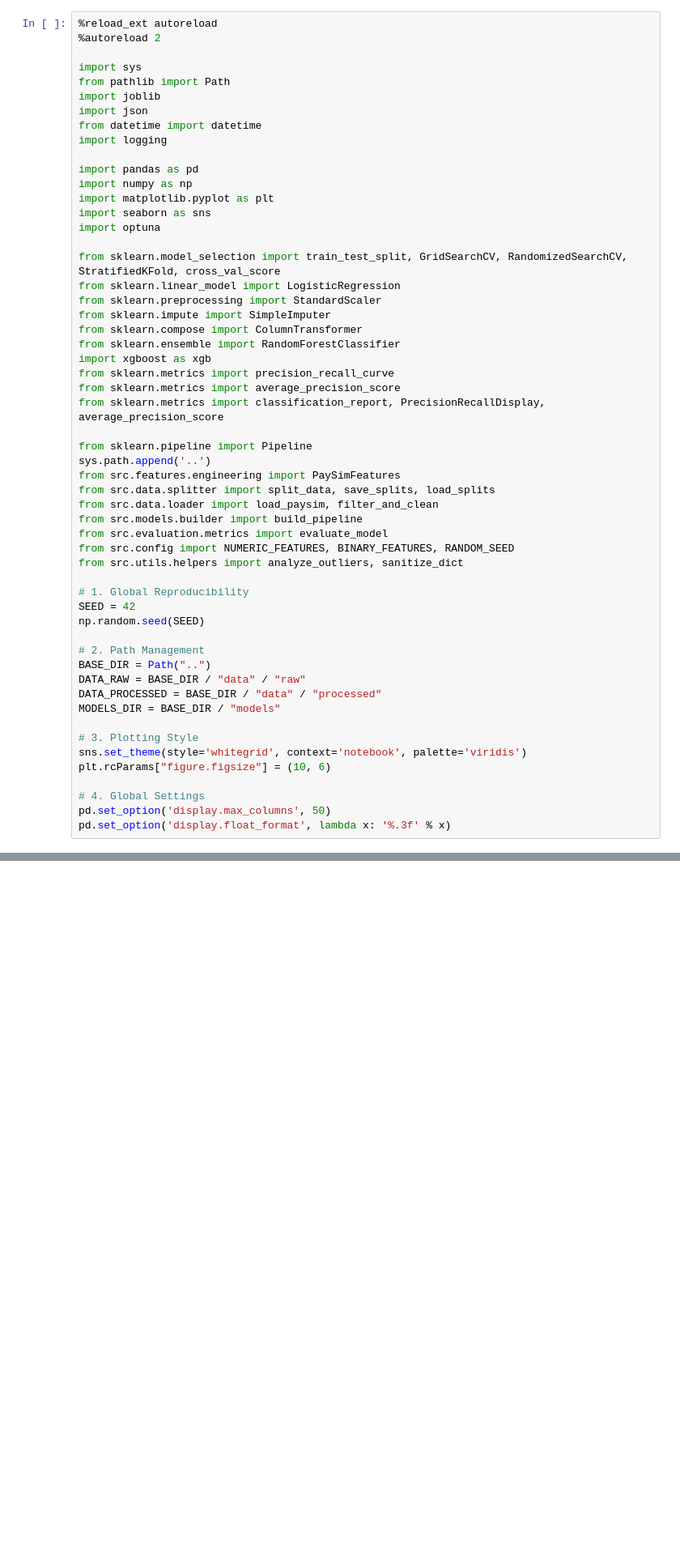
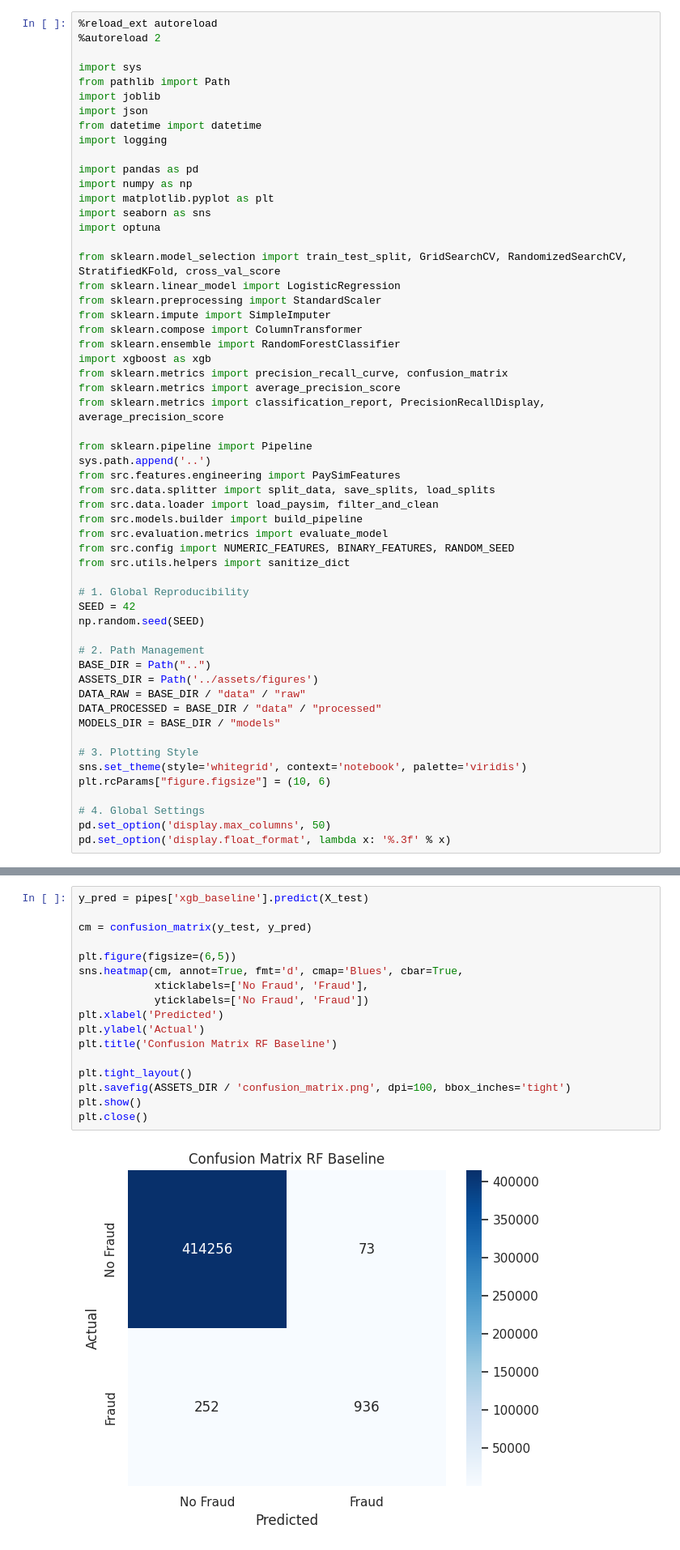
Before and after one commit to renteria-luis/fraud-detection-v1, a Jupyter notebook: notebooks/02_baseline_models.ipynb, the cells around one changed output, grey strips where cells are left out. Shown at 81% size. Drawn from its saved outputs; the diff is of its cells as text; blank space fills up the shorter version.

Commit message:
feat: export confusion matrix and add to notebook

```diff
--- a/notebooks/02_baseline_models.ipynb
+++ b/notebooks/02_baseline_models.ipynb
@@ -52,7 +52,7 @@ from sklearn.impute import SimpleImputer
 from sklearn.compose import ColumnTransformer
 from sklearn.ensemble import RandomForestClassifier
 import xgboost as xgb
-from sklearn.metrics import precision_recall_curve
+from sklearn.metrics import precision_recall_curve, confusion_matrix
 from sklearn.metrics import average_precision_score
 from sklearn.metrics import classification_report, PrecisionRecallDisplay, average_precision_score
 
@@ -64,7 +64,7 @@ from src.data.loader import load_paysim, filter_and_clean
 from src.models.builder import build_pipeline
 from src.evaluation.metrics import evaluate_model
 from src.config import NUMERIC_FEATURES, BINARY_FEATURES, RANDOM_SEED
-from src.utils.helpers import analyze_outliers, sanitize_dict
+from src.utils.helpers import sanitize_dict
 
 # 1. Global Reproducibility
 SEED = 42
@@ -72,6 +72,7 @@ np.random.seed(SEED)
 
 # 2. Path Management
 BASE_DIR = Path("..")
+ASSETS_DIR = Path('../assets/figures')
 DATA_RAW = BASE_DIR / "data" / "raw"
 DATA_PROCESSED = BASE_DIR / "data" / "processed"
 MODELS_DIR = BASE_DIR / "models"
@@ -366,3 +369,22 @@ pd.DataFrame([
+# %%
+y_pred = pipes['xgb_baseline'].predict(X_test)
+
+cm = confusion_matrix(y_test, y_pred)
+
+plt.figure(figsize=(6,5))
+sns.heatmap(cm, annot=True, fmt='d', cmap='Blues', cbar=True,
+            xticklabels=['No Fraud', 'Fraud'],
+            yticklabels=['No Fraud', 'Fraud'])
+plt.xlabel('Predicted')
+plt.ylabel('Actual')
+plt.title('Confusion Matrix RF Baseline')
+
+plt.tight_layout()
+plt.savefig(ASSETS_DIR / 'confusion_matrix.png', dpi=100, bbox_inches='tight')
+plt.show()
+plt.close()
+# %% [output]
+[figure, added]
 # %% [markdown]
 ## 6. Conclusions (V1)
 
```
Also changed, not shown: parts of 1 cell of this notebook, 1 other file.
